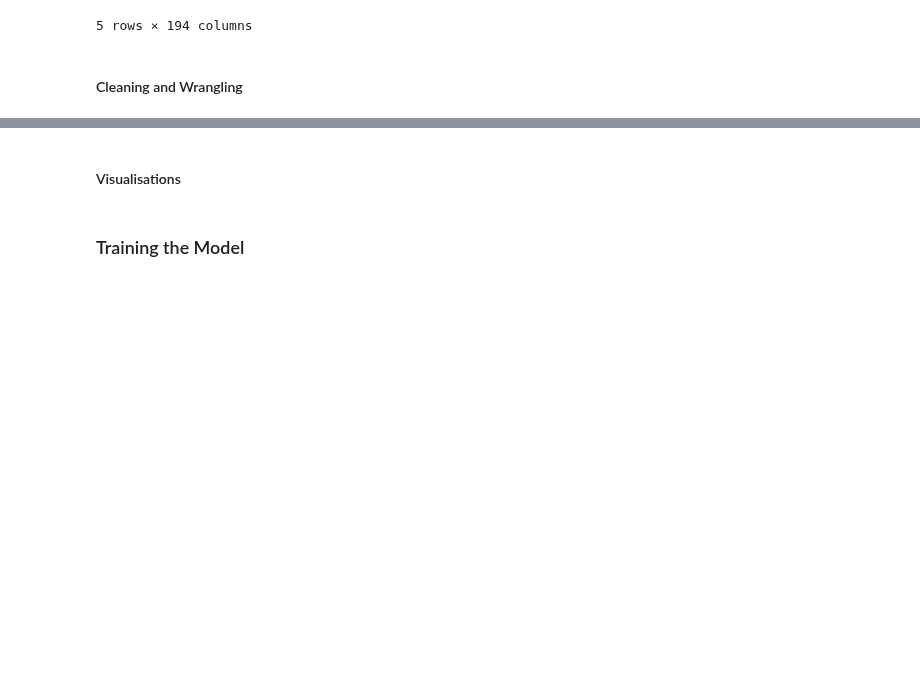
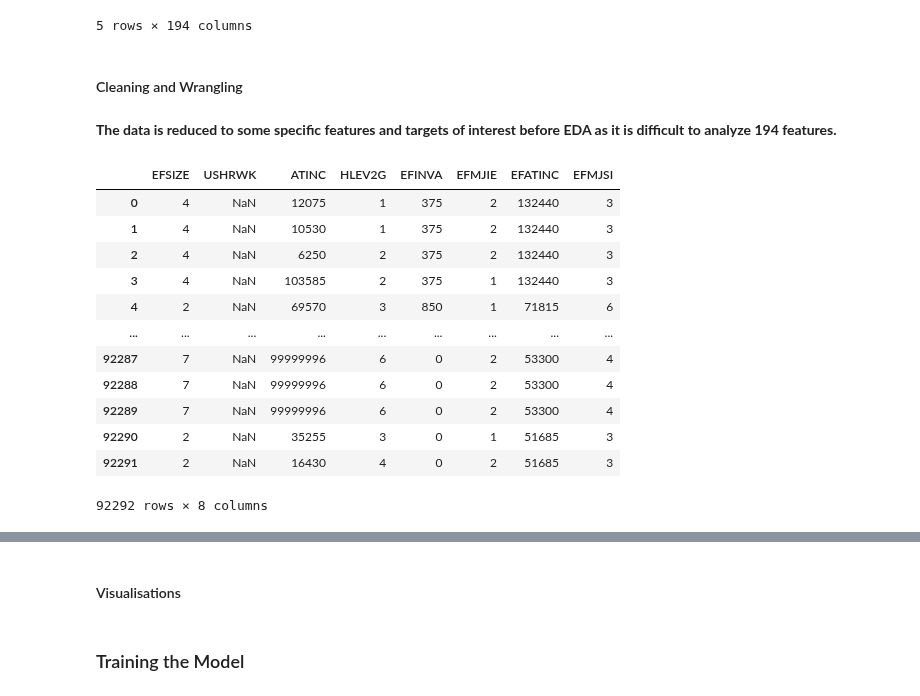
Before and after one commit to izk20/DSCI-310-Group-10, a Jupyter notebook: analysis.ipynb, the cells around one changed output, grey strips where cells are left out. Drawn from its saved outputs; the diff is of its cells as text; code cells hidden in the pictures; blank space fills up the shorter version.

```diff
--- a/analysis.ipynb
+++ b/analysis.ipynb
@@ -63,3 +67,22 @@ data.head()
 5 rows × 194 columns
 # %% [markdown]
 #### Cleaning and Wrangling
+# %% [markdown]
+**The data is reduced to some specific features and targets of interest before EDA as it is difficult to analyze 194 features.**
+# %%
+reduced_data = data[['EFSIZE', 'USHRWK', 'ATINC', 'HLEV2G', 'EFINVA', 'EFMJIE', 'EFATINC', 'EFMJSI']]
+reduced_data
+# %% [output]
+|  | EFSIZE | USHRWK | ATINC | HLEV2G | EFINVA | EFMJIE | EFATINC | EFMJSI |
+| 0 | 4 | NaN | 12075 | 1 | 375 | 2 | 132440 | 3 |
+| 1 | 4 | NaN | 10530 | 1 | 375 | 2 | 132440 | 3 |
+| 2 | 4 | NaN | 6250 | 2 | 375 | 2 | 132440 | 3 |
+| 3 | 4 | NaN | 103585 | 2 | 375 | 1 | 132440 | 3 |
+| 4 | 2 | NaN | 69570 | 3 | 850 | 1 | 71815 | 6 |
+| ... | ... | ... | ... | ... | ... | ... | ... | ... |
+| 92287 | 7 | NaN | 99999996 | 6 | 0 | 2 | 53300 | 4 |
+| 92288 | 7 | NaN | 99999996 | 6 | 0 | 2 | 53300 | 4 |
+| 92289 | 7 | NaN | 99999996 | 6 | 0 | 2 | 53300 | 4 |
+| 92290 | 2 | NaN | 35255 | 3 | 0 | 1 | 51685 | 3 |
+| 92291 | 2 | NaN | 16430 | 4 | 0 | 2 | 51685 | 3 |
+92292 rows × 8 columns
```
Also changed, not shown: parts of 9 cells of this notebook.
